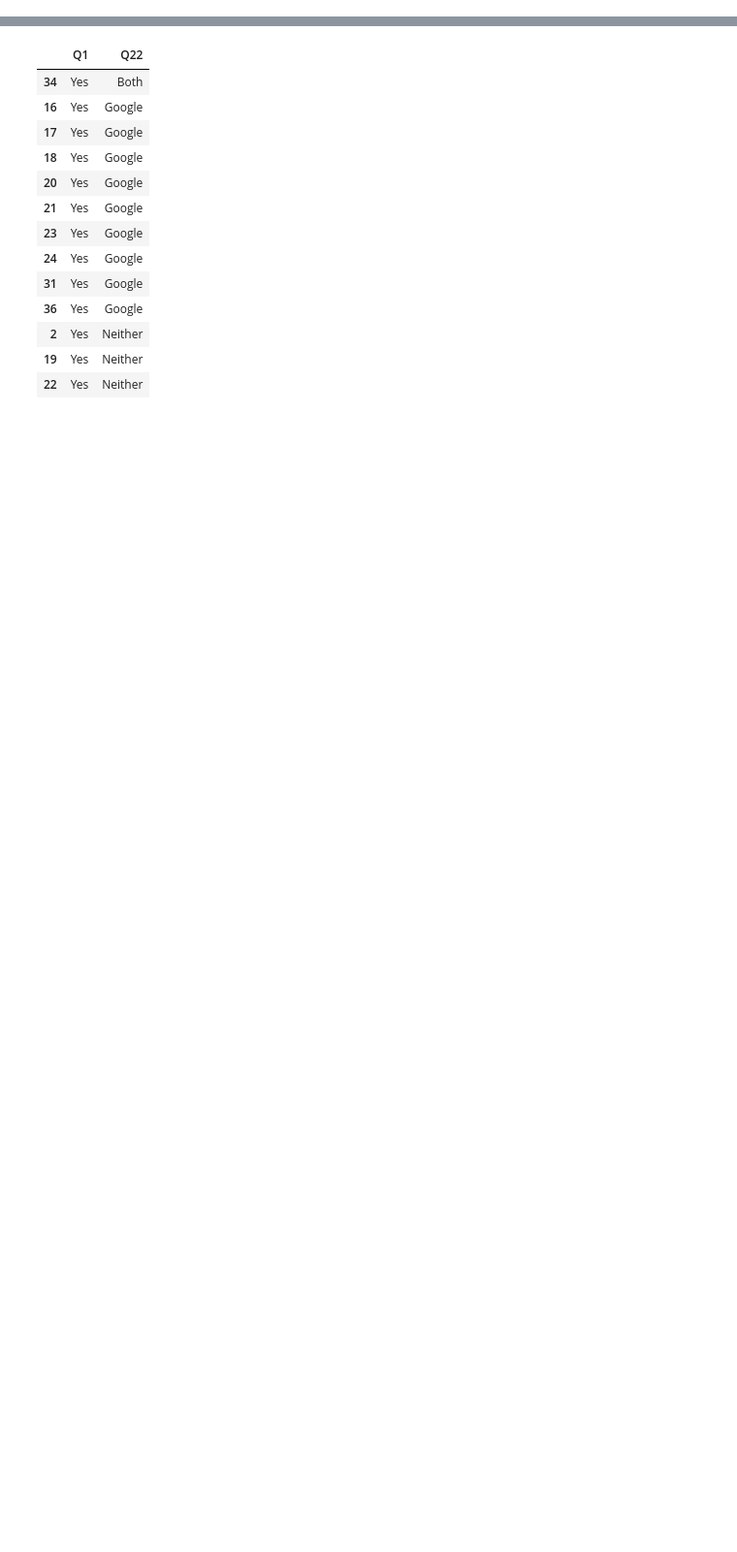
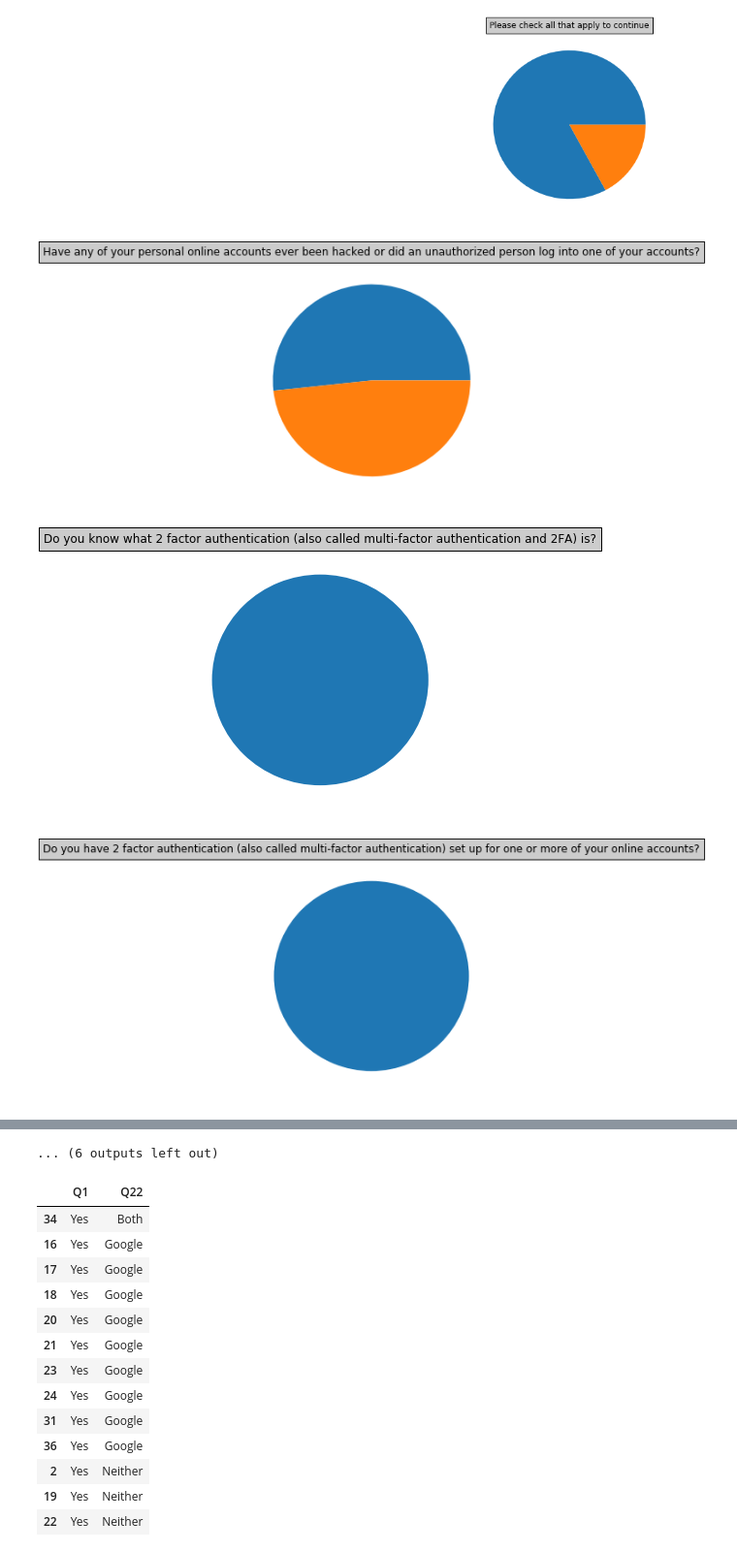
Before and after one commit to IsabelleLenertz/W215_data_analysis, a Jupyter notebook: notebook.ipynb, the cells around one changed output, grey strips where cells are left out. Shown at 97% size. Cells and saved outputs as stored; diff of their text form; code cells hidden in the pictures; blank space fills up the shorter version.

Commit message:
added pie chart display for all questions

```diff
--- a/notebook.ipynb
+++ b/notebook.ipynb
@@ -0,0 +1,24 @@
+# %%
+import pandas as pd
+import matplotlib.pyplot as plt
+
+
+df = pd.read_csv('data_prototype_text.csv')
+data = df.drop([0])
+def plotpie(label):
+	question = data.filter([label])
+	question = question.dropna()
+	values = question.squeeze().value_counts()
+	plt.rcParams["figure.figsize"] = (5,5)
+	plt.pie(values, labels = values.index, labeldistance=1.15, textprops=dict(color="w"));
+	plt.title(label, bbox={'facecolor':'0.8', 'pad':5})
+	plt.show();
+# %%
+# Should work all the way through once we get rid of the open ended questions
+for col in data.columns:
+	plotpie(col)
+# %% [output]
+[figure, added]
+[figure, added]
+[figure, added]
+[figure, added]
@@ -1 +33,2 @@
+... (6 outputs left out)
 # %%
```
Also changed, not shown: parts of 2 cells of this notebook, 2 other files.
